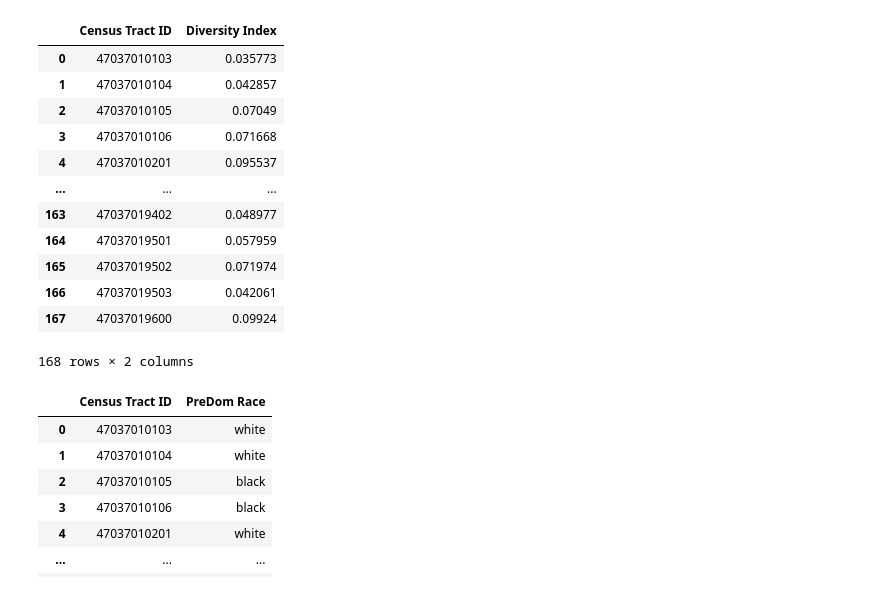
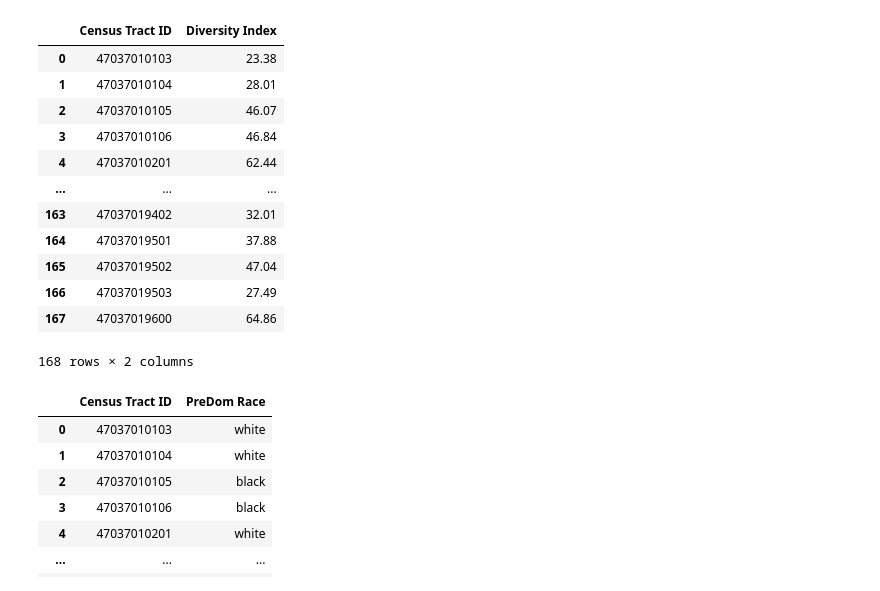
Before and after one commit to IndigoJones02/Uprooted, a Jupyter notebook: gentriffication.ipynb, the cells around one changed output. Cells and saved outputs as stored; diff of their text form; code cells hidden in the pictures.

```diff
--- a/gentriffication.ipynb
+++ b/gentriffication.ipynb
@@ -106,34 +128,28 @@ d2
 # %%
 path3 = "/GenStats-Nashville - Diversity Index.csv"
 d3 = pd.read_csv(path3)
 
-di = []
-for b in d2['Median Income']:
-    di.append(b)
-di_mean = np.mean(di)
-
-di_arr = standardized_norm(di, di_mean, standard_dev(di, di_mean) )
-arr = np.array([d3['D-Index']])
-ar = sk.preprocessing.normalize(arr)
-d3 = pd.DataFrame({'Census Tract ID': ct, 'Diversity Index': ar[0]})
+# arr = np.array([d3['D-Index']])
+# ar = preprocessing.normalize(arr)
+d3 = pd.DataFrame({'Census Tract ID': ct, 'Diversity Index': d3['D-Index']})
 d3 = d3.convert_dtypes()
 
 display(d3)
 
 # # need to convert census tract to str
 # %% [output]
 |  | Census Tract ID | Diversity Index |
-| 0 | 47037010103 | 0.035773 |
-| 1 | 47037010104 | 0.042857 |
-| 2 | 47037010105 | 0.07049 |
-| 3 | 47037010106 | 0.071668 |
-| 4 | 47037010201 | 0.095537 |
+| 0 | 47037010103 | 23.38 |
+| 1 | 47037010104 | 28.01 |
+| 2 | 47037010105 | 46.07 |
+| 3 | 47037010106 | 46.84 |
+| 4 | 47037010201 | 62.44 |
 | ... | ... | ... |
-| 163 | 47037019402 | 0.048977 |
-| 164 | 47037019501 | 0.057959 |
-| 165 | 47037019502 | 0.071974 |
-| 166 | 47037019503 | 0.042061 |
-| 167 | 47037019600 | 0.09924 |
+| 163 | 47037019402 | 32.01 |
+| 164 | 47037019501 | 37.88 |
+| 165 | 47037019502 | 47.04 |
+| 166 | 47037019503 | 27.49 |
+| 167 | 47037019600 | 64.86 |
 168 rows × 2 columns
 # %%
 path4 = "/GenStats-Nashville - Predom Demographic Nash.csv"
```
Also changed, not shown: parts of 19 cells of this notebook.
